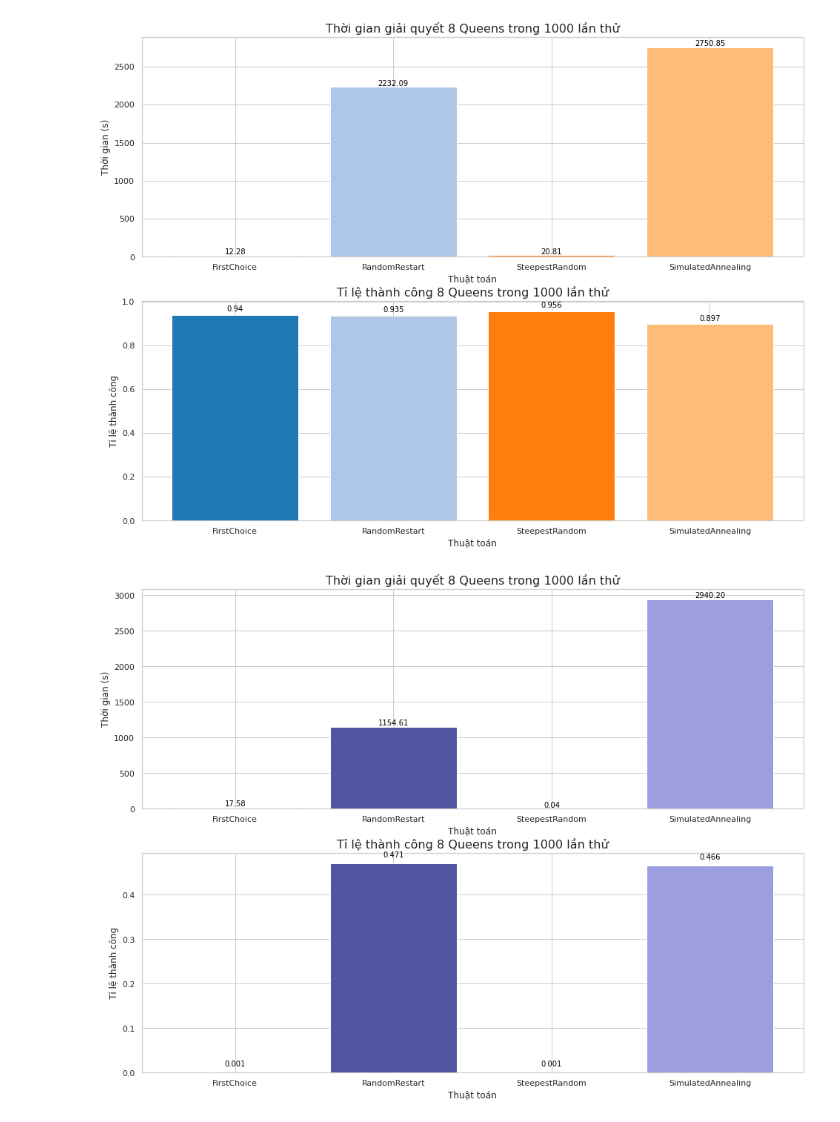
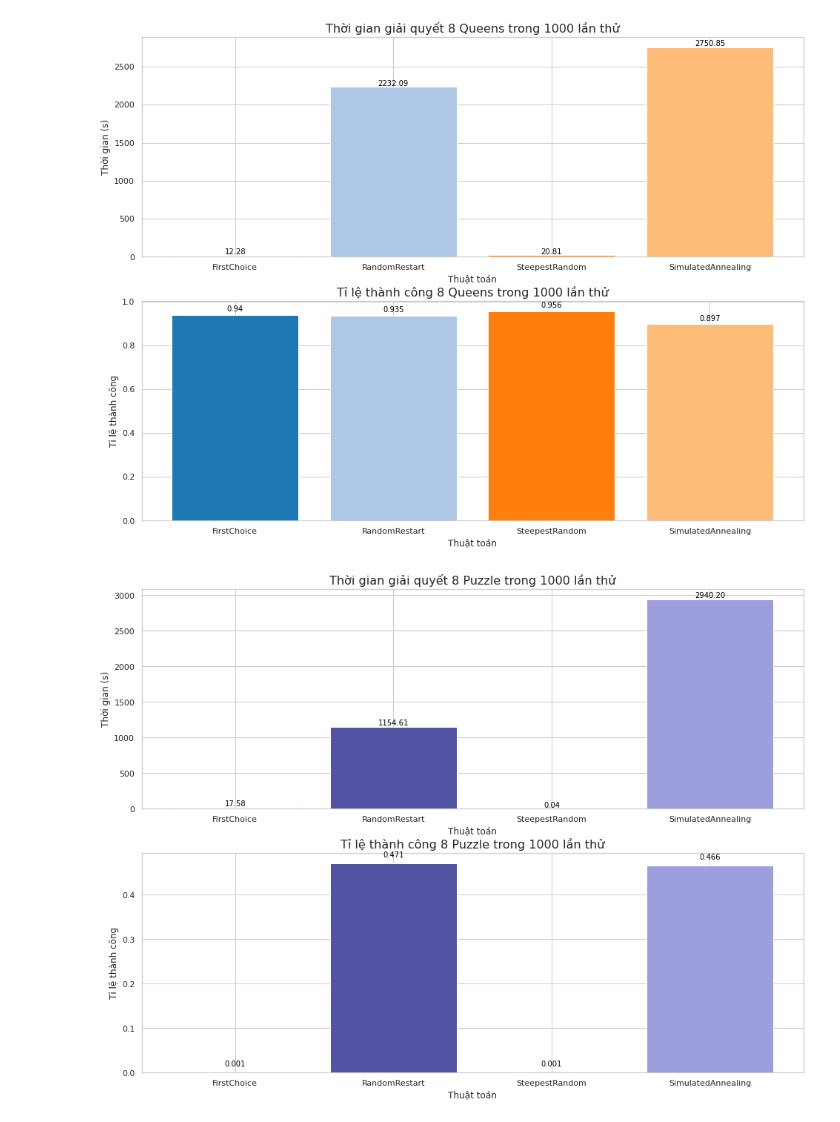
Before and after one commit to yusnivtr/Homeowrk-4.4, a Jupyter notebook: plot.ipynb, the cells around one changed output. Saved outputs shown, nothing was run; the diff lists cells and outputs as text; code cells hidden in the pictures.

Commit message:
update 8puzzle.png

```diff
--- a/plot.ipynb
+++ b/plot.ipynb
@@ -46,33 +46,33 @@ sns.set(style="whitegrid")
 labels = ['FirstChoice','RandomRestart','SteepestRandom','SimulatedAnnealing']
 values1 = [17.58018670799902, 1154.6121927129989, 0.040640808998432476, 2940.200461815002]
 values2 = [0.001,0.471,0.001,0.466]
 
 fig, ax = plt.subplots(2,1,figsize=(16, 12))
 
 bars = ax[0].bar(labels, values1, color=sns.color_palette("tab20b", len(labels)))
 
 for bar, val in zip(bars, values1):
     yval = bar.get_height()
     ax[0].text(bar.get_x() + bar.get_width()/2, yval + 0.1, f'{val:.2f}',
             ha='center', va='bottom', fontsize=10, color='black')
 
 ax[0].set_xlabel("Thuật toán", fontsize=12)
 ax[0].set_ylabel("Thời gian (s)", fontsize=12)
-ax[0].set_title("Thời gian giải quyết 8 Queens trong 1000 lần thử", fontsize=16)
+ax[0].set_title("Thời gian giải quyết 8 Puzzle trong 1000 lần thử", fontsize=16)
 
 bars = ax[1].bar(labels,values2,color=sns.color_palette("tab20b",len(labels)))
 
 for bar,val in zip(bars,values2):
     yval = bar.get_height()
     ax[1].text(bar.get_x()+bar.get_width()/2,yval+0.01,val,
                ha='center',va='bottom',fontsize=10,color='black')
 
 ax[1].set_xlabel("Thuật toán",fontsize=12)
 ax[1].set_ylabel("Tỉ lệ thành công",fontsize=12)
-ax[1].set_title("Tỉ lệ thành công 8 Queens trong 1000 lần thử",fontsize=16)
+ax[1].set_title("Tỉ lệ thành công 8 Puzzle trong 1000 lần thử",fontsize=16)
 
 plt.savefig('8 Puzzle.png',dpi=300,bbox_inches='tight')
 
 plt.show()
 # %% [output]
-[figure, old version]
+[figure, new version]
```
Also changed, not shown: 1 other file.
